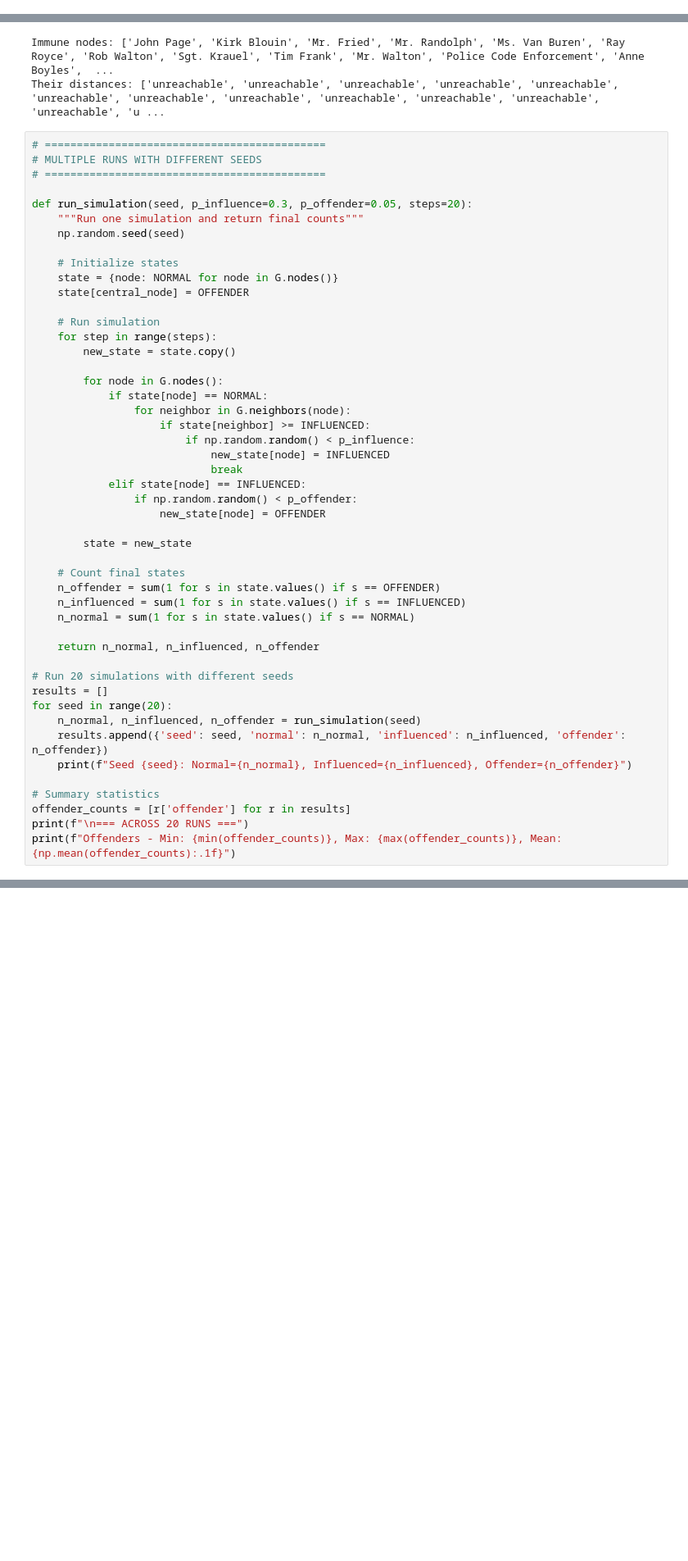
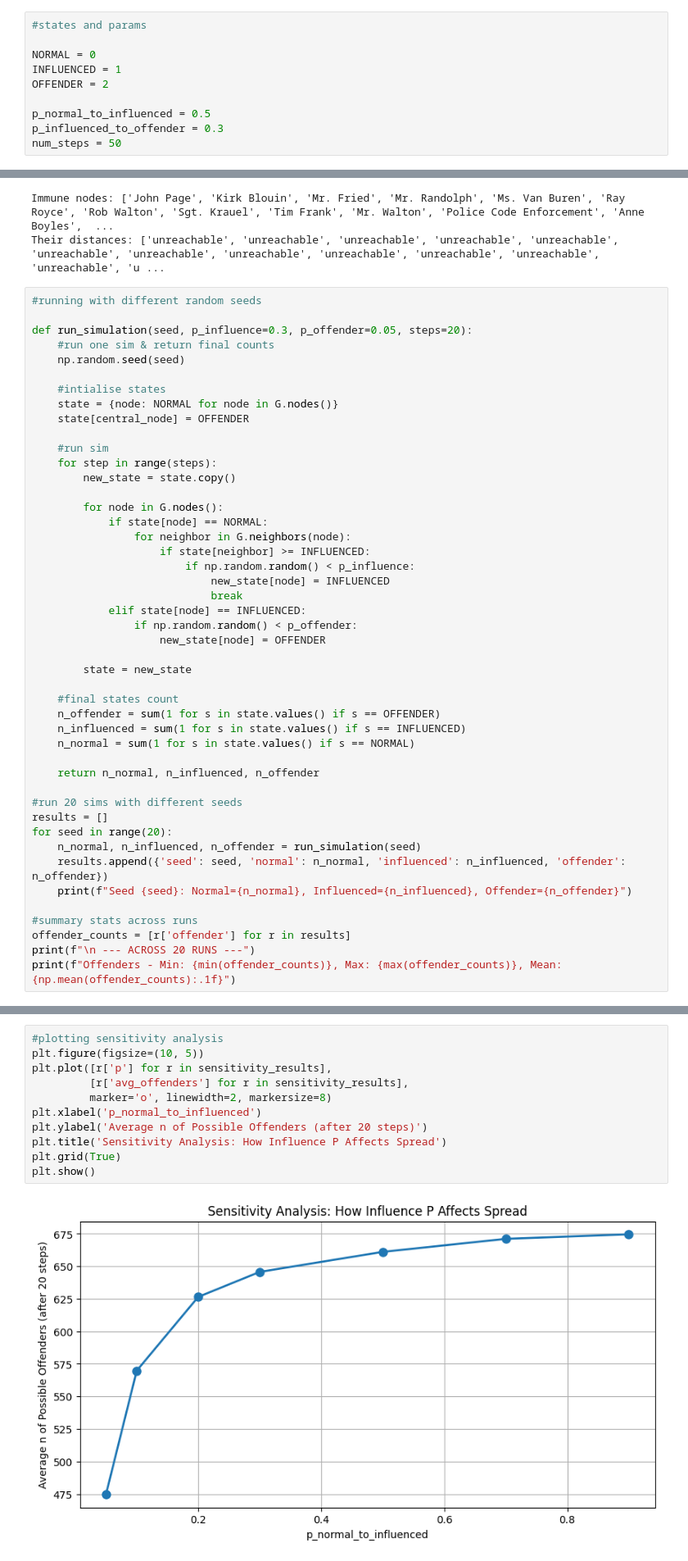
Before and after one commit to marfakozeletsUvA/sem3_projects, a Jupyter notebook: summative6/offender_epidemic.ipynb, the cells around one changed output, grey strips where cells are left out. Shown: that part at 82% size. Saved outputs shown, nothing was run; the diff lists cells and outputs as text; blank space fills up the shorter version.

```diff
--- a/summative6/offender_epidemic.ipynb
+++ b/summative6/offender_epidemic.ipynb
@@ -0,0 +13,10 @@
+# %%
+#states and params
+
+NORMAL = 0
+INFLUENCED = 1
+OFFENDER = 2
+
+p_normal_to_influenced = 0.5
+p_influenced_to_offender = 0.3
+num_steps = 50
@@ -175,19 +165,17 @@ print("Their distances:", [distances.get(node, "unreachable") for node in immune
 Immune nodes: ['John Page', 'Kirk Blouin', 'Mr. Fried', 'Mr. Randolph', 'Ms. Van Buren', 'Ray Royce', 'Rob Walton', 'Sgt. Krauel', 'Tim Frank', 'Mr. Walton', 'Police Code Enforcement', 'Anne Boyles',  ...
 Their distances: ['unreachable', 'unreachable', 'unreachable', 'unreachable', 'unreachable', 'unreachable', 'unreachable', 'unreachable', 'unreachable', 'unreachable', 'unreachable', 'unreachable', 'u ...
 # %%
-# ============================================
-# MULTIPLE RUNS WITH DIFFERENT SEEDS
-# ============================================
+#running with different random seeds
 
 def run_simulation(seed, p_influence=0.3, p_offender=0.05, steps=20):
-    """Run one simulation and return final counts"""
+    #run one sim & return final counts
     np.random.seed(seed)
 
-    # Initialize states
+    #intialise states
     state = {node: NORMAL for node in G.nodes()}
     state[central_node] = OFFENDER
 
-    # Run simulation
+    #run sim
     for step in range(steps):
         new_state = state.copy()
 
@@ -204,23 +192,23 @@ def run_simulation(seed, p_influence=0.3, p_offender=0.05, steps=20):
 
         state = new_state
 
-    # Count final states
+    #final states count
     n_offender = sum(1 for s in state.values() if s == OFFENDER)
     n_influenced = sum(1 for s in state.values() if s == INFLUENCED)
     n_normal = sum(1 for s in state.values() if s == NORMAL)
 
     return n_normal, n_influenced, n_offender
 
-# Run 20 simulations with different seeds
+#run 20 sims with different seeds
 results = []
 for seed in range(20):
     n_normal, n_influenced, n_offender = run_simulation(seed)
     results.append({'seed': seed, 'normal': n_normal, 'influenced': n_influenced, 'offender': n_offender})
     print(f"Seed {seed}: Normal={n_normal}, Influenced={n_influenced}, Offender={n_offender}")
 
-# Summary statistics
+#summary stats across runs
 offender_counts = [r['offender'] for r in results]
-print(f"\n=== ACROSS 20 RUNS ===")
+print(f"\n --- ACROSS 20 RUNS ---")
 print(f"Offenders - Min: {min(offender_counts)}, Max: {max(offender_counts)}, Mean: {np.mean(offender_counts):.1f}")
 # %% [output]
 Seed 0: Normal=30, Influenced=415, Offender=669
@@ -280,0 +257,13 @@ p_influence=0.9: Average offenders = 674.6
+# %%
+#plotting sensitivity analysis
+plt.figure(figsize=(10, 5))
+plt.plot([r['p'] for r in sensitivity_results],
+         [r['avg_offenders'] for r in sensitivity_results],
+         marker='o', linewidth=2, markersize=8)
+plt.xlabel('p_normal_to_influenced')
+plt.ylabel('Average n of Possible Offenders (after 20 steps)')
+plt.title('Sensitivity Analysis: How Influence P Affects Spread')
+plt.grid(True)
+plt.show()
+# %% [output]
+[figure, added]
```
Also changed, not shown: parts of 10 cells of this notebook, 3 other files.
